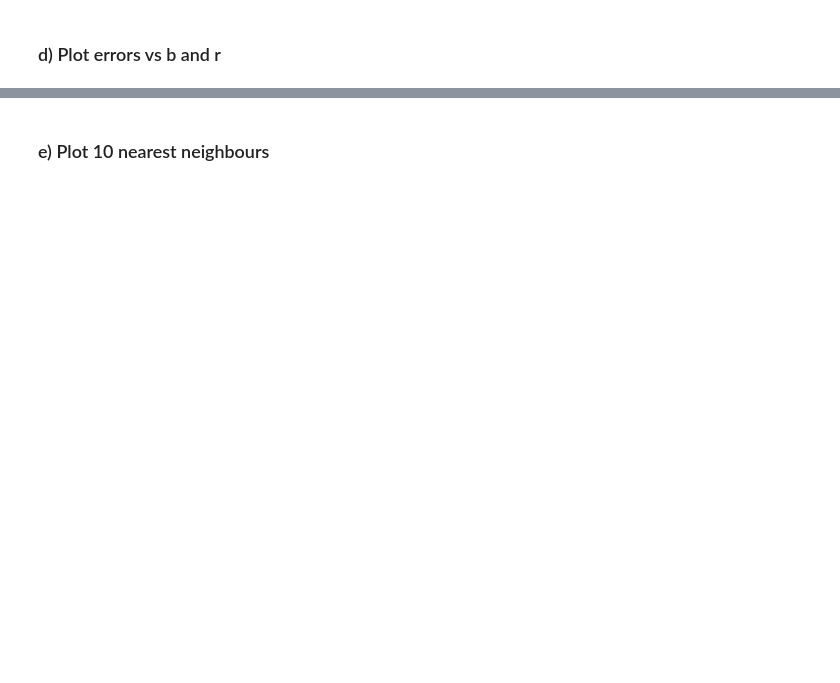
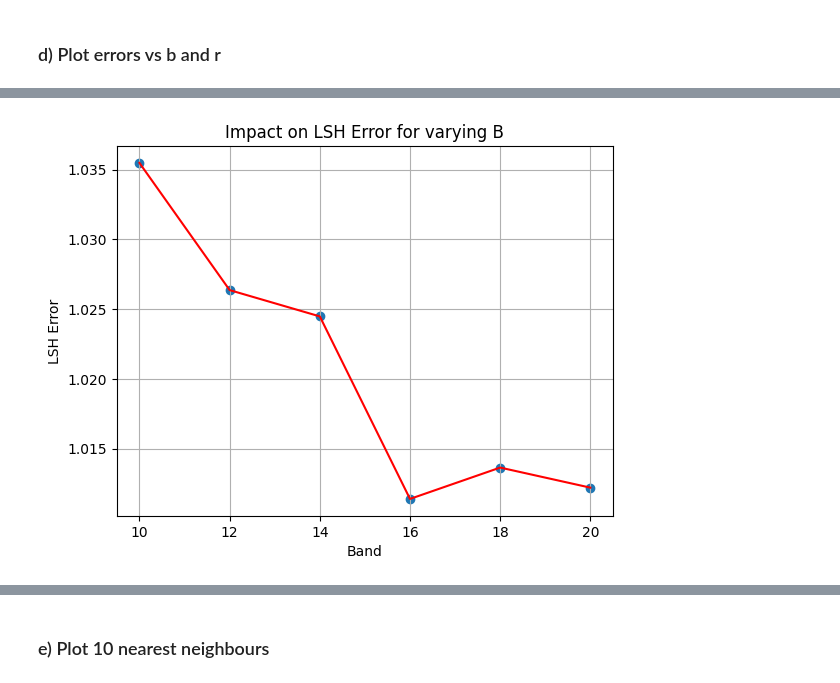
Before and after one commit to kina19131/DS_BigData-LSH, a Jupyter notebook: submit/MIE524_A3.ipynb, the cells around one changed output, grey strips where cells are left out. Drawn from its saved outputs; the diff is of its cells as text; code cells hidden in the pictures; blank space fills up the shorter version.

```diff
--- a/submit/MIE524_A3.ipynb
+++ b/submit/MIE524_A3.ipynb
@@ -151,4 +188,4 @@ dataset, query_points = train_test_split(data, test_size=100, random_state=42)
 ### c) Compare LSH and linear search for the 100 query points
 # %%
 # Initialize a my_LSH class
-lsh = my_LSH(dataset , n_rows=24 , n_bands=10 )
+lsh = my_LSH(data, n_rows=24, n_bands=10)
@@ -163,0 +197,5 @@ def linear_search(A, query_vector, num_neighbours):
+# %%
+start_time = time.time()
+lsh_neighbours, lsh_dist = lsh.lsh_search(query_points[0],3)
+end_time = time.time()
+print("Time Taken:", end_time - start_time)
@@ -163,0 +227,7 @@ def linear_search(A, query_vector, num_neighbours):
+# %%
+# TODO: YOUR CODE HERE
+# LINEAR
+start_time = time.time()
+linear_neighbours, linear_dists = linear_search(dataset, query_points[0], num_neighbours=3)
+end_time = time.time()
+print("Time Taken:", end_time - start_time)
@@ -164,9 +249,2 @@ def linear_search(A, query_vector, num_neighbours):
 # %% [markdown]
 ### d) Plot errors vs b and r
-# %%
-def lsh_error( lsh_dist, linear_dist ):
-    """
-    Computes the error measure
-    """
-    # TODO: YOUR CODE HERE
-    raise NotImplementedError
@@ -174,0 +317,23 @@ def lsh_error( lsh_dist, linear_dist ):
+# %%
+## Plot LSH Error for Varying B
+
+import matplotlib.pyplot as plt
+
+b_val = [10, 12, 14, 16, 18, 20]
+data1 = sum(error_b[10])
+data2 = sum(error_b[12])
+data3 = sum(error_b[14])
+data4 = sum(error_b[16])
+data5 = sum(error_b[18])
+data6 = sum(error_b[20])
+data_pt =[data1, data2, data3, data4, data5, data6]
+
+plt.scatter(b_val, data_pt, marker='o')
+plt.plot(b_val, data_pt, linestyle='-', color='red', label='Lines')
+plt.xlabel('Band')
+plt.ylabel('LSH Error')
+plt.title('Impact on LSH Error for varying B')
+plt.grid(True)  # Add a grid if desired
+plt.show()
+# %% [output]
+[figure, added]
```
Also changed, not shown: parts of 30 cells of this notebook, 1 other file.
